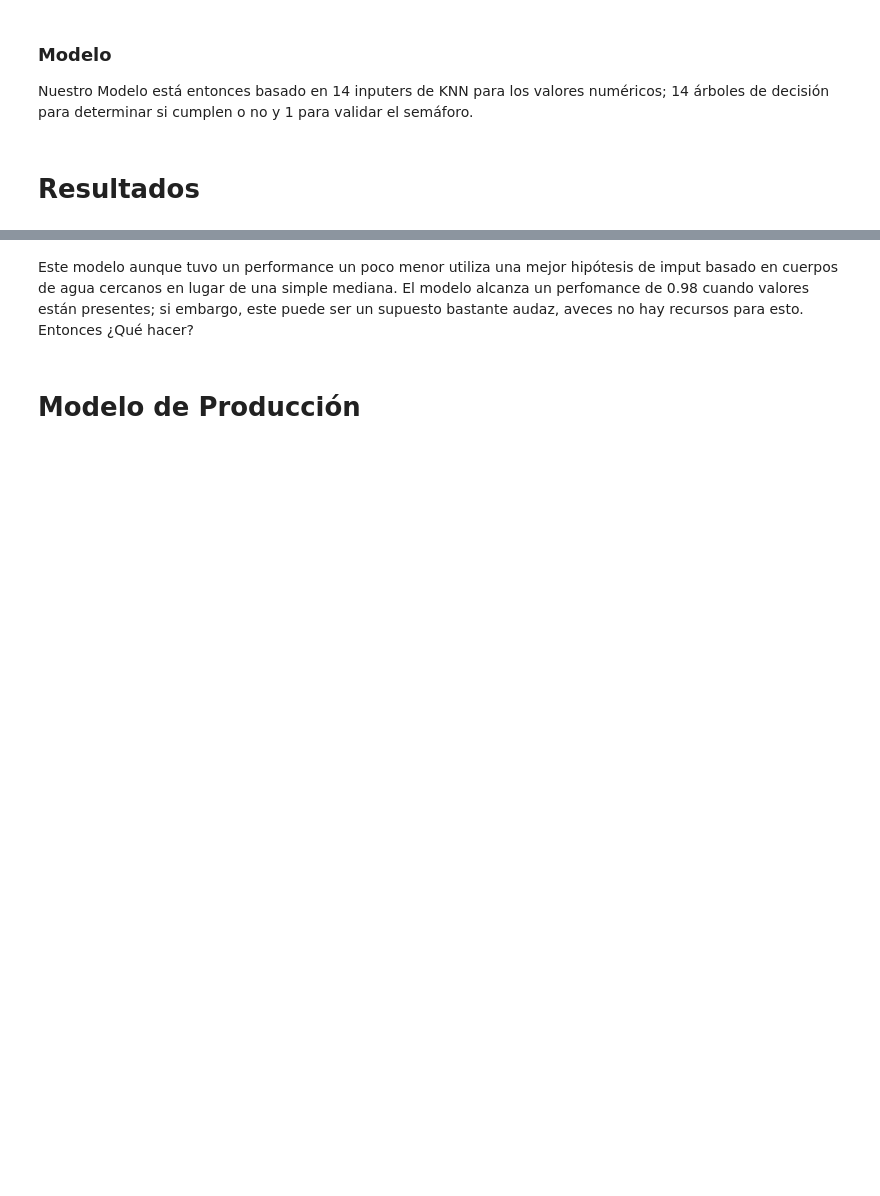
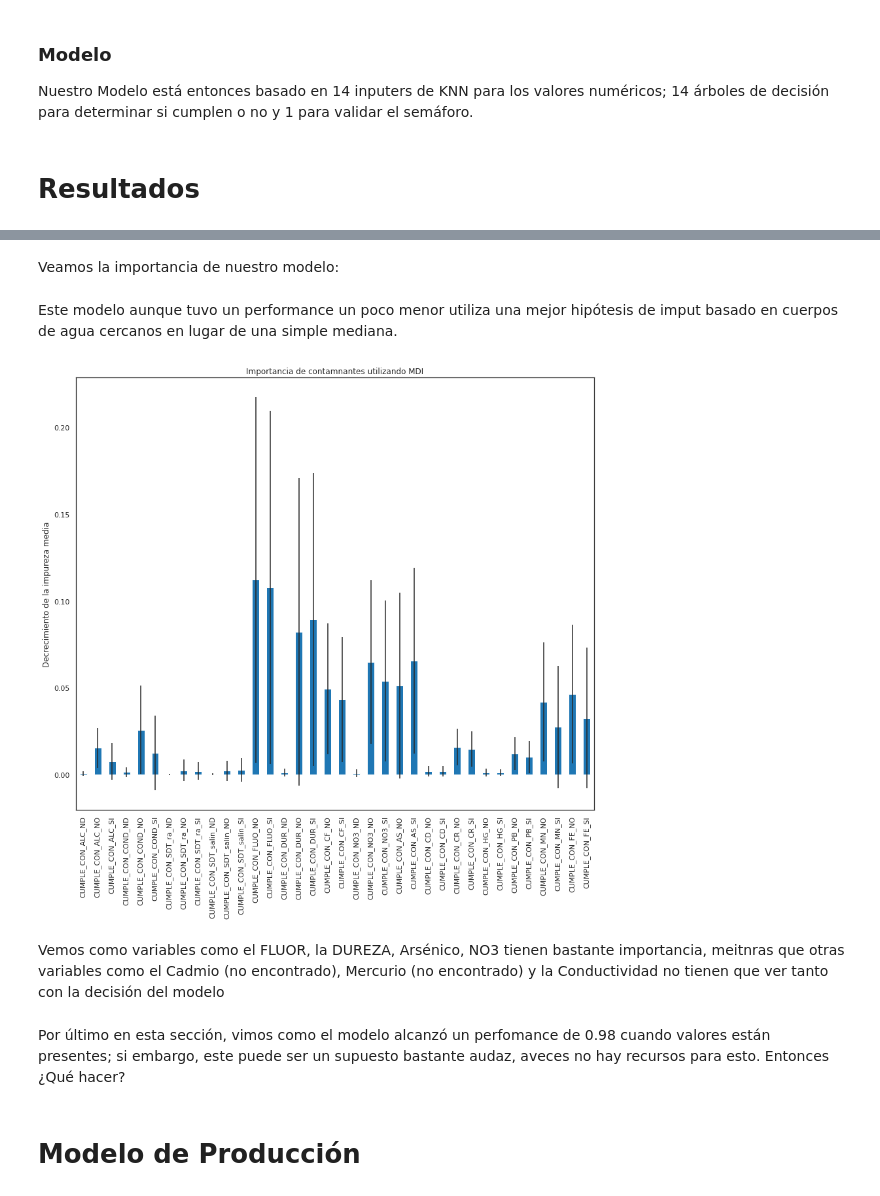
Before and after one commit to PosgradoMNA/actividades-del-projecto-equipo-41, a Jupyter notebook: Reto_Entrega_2_Equipo41.ipynb, the cells around one changed output, grey strips where cells are left out. Drawn from its saved outputs; the diff is of its cells as text; code cells hidden in the pictures; blank space fills up the shorter version.

```diff
--- a/Reto_Entrega_2_Equipo41.ipynb
+++ b/Reto_Entrega_2_Equipo41.ipynb
@@ -927,6 +927,25 @@ print(classification_report(y_true, y_pred, target_names=y_classes))
 weighted avg       0.98      0.98      0.98       214
+# %% [markdown]
+Veamos la importancia de nuestro modelo:
 # %% [markdown]
-Este modelo aunque tuvo un performance un poco menor utiliza una mejor hipótesis de imput basado en cuerpos de agua cercanos en lugar de una simple mediana. El modelo alcanza un perfomance de 0.98 cuando valores están presentes; si embargo, este puede ser un supuesto bastante audaz, aveces no hay recursos para esto. Entonces ¿Qué hacer?
+Este modelo aunque tuvo un performance un poco menor utiliza una mejor hipótesis de imput basado en cuerpos de agua cercanos en lugar de una simple mediana.
+# %%
+importances = model.feature_importances_
+std = np.std([tree.feature_importances_ for tree in model.estimators_], axis=0)
+feature_names = ct.named_transformers_['onehot'].get_feature_names_out(get_Cumple(X_train).columns).tolist()
+forest_importances = pd.Series(importances, index=feature_names)
+
+fig, ax = plt.subplots(figsize=(12,12))
+forest_importances.plot.bar(yerr=std, ax=ax)
+ax.set_title("Importancia de contamnantes utilizando MDI")
+ax.set_ylabel("Decrecimiento de la impureza media")
+fig.tight_layout()
+# %% [output]
+[figure, added]
+# %% [markdown]
+Vemos como variables como el FLUOR, la DUREZA, Arsénico, NO3 tienen bastante importancia, meitnras que otras variables como el Cadmio (no encontrado), Mercurio (no encontrado) y la Conductividad no tienen que ver tanto con la decisión del modelo
+# %% [markdown]
+Por último en esta sección, vimos como el modelo alcanzó un perfomance de 0.98 cuando valores están presentes; si embargo, este puede ser un supuesto bastante audaz, aveces no hay recursos para esto. Entonces ¿Qué hacer?
 # %% [markdown]
 # Modelo de Producción
 # %% [markdown]
```
Also changed, not shown: parts of 6 cells of this notebook.
